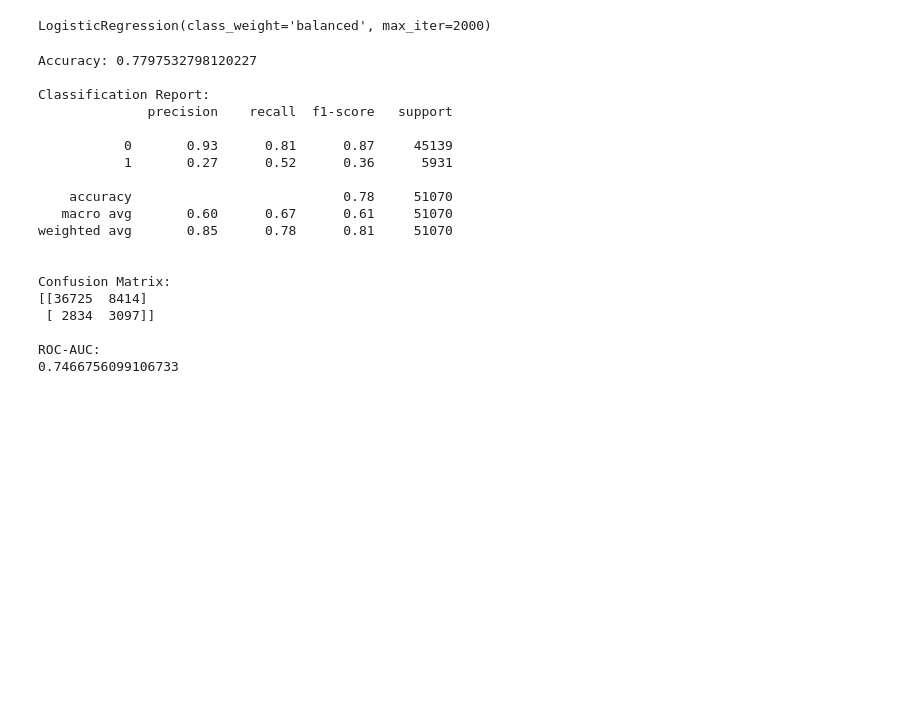
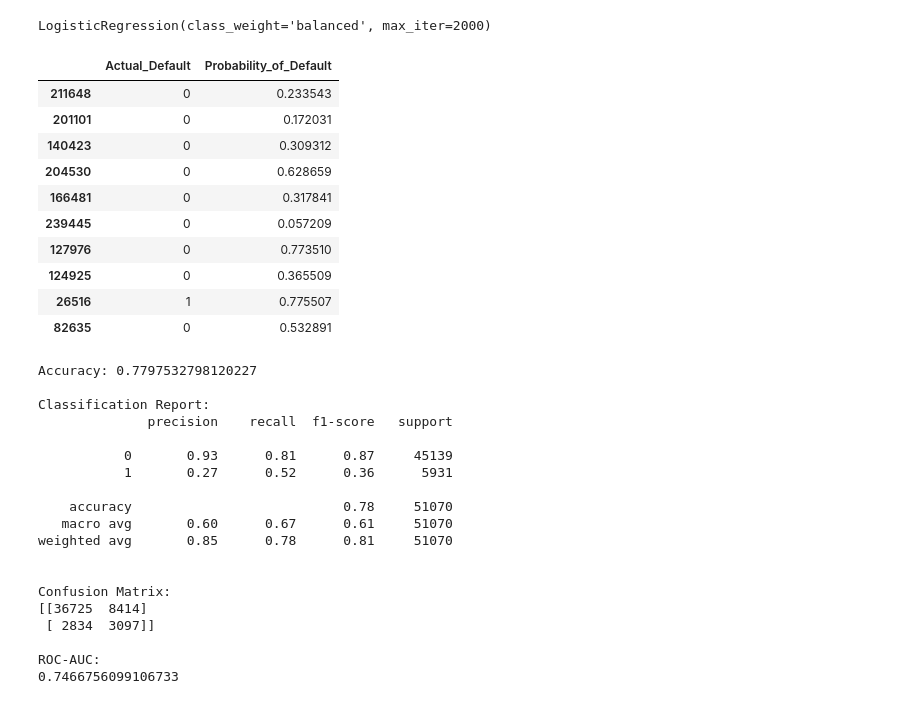
Before and after one commit to IrinaEkb/Loan_Default, a Jupyter notebook: notebooks/03_model_preparation.ipynb, the cells around one changed output. Cells and saved outputs as stored; diff of their text form; code cells hidden in the pictures; blank space fills up the shorter version.

```diff
--- a/notebooks/03_model_preparation.ipynb
+++ b/notebooks/03_model_preparation.ipynb
@@ -59,6 +59,23 @@ Please also refer to the documentation for alternative solver options:
 LogisticRegression(class_weight='balanced', max_iter=2000)
 # %%
 y_proba = model.predict_proba(X_test)[:, 1]
+# %%
+pd.DataFrame({
+    "Actual_Default": y_test,
+    "Probability_of_Default": y_proba
+}).head(10)
+# %% [output]
+|  | Actual_Default | Probability_of_Default |
+| 211648 | 0 | 0.233543 |
+| 201101 | 0 | 0.172031 |
+| 140423 | 0 | 0.309312 |
+| 204530 | 0 | 0.628659 |
+| 166481 | 0 | 0.317841 |
+| 239445 | 0 | 0.057209 |
+| 127976 | 0 | 0.773510 |
+| 124925 | 0 | 0.365509 |
+| 26516 | 1 | 0.775507 |
+| 82635 | 0 | 0.532891 |
 # %%
 best_threshold = 0.3
 y_pred_final = (y_proba > best_threshold).astype(int)
```
Also changed, not shown: parts of 1 cell of this notebook, 3 other files.
